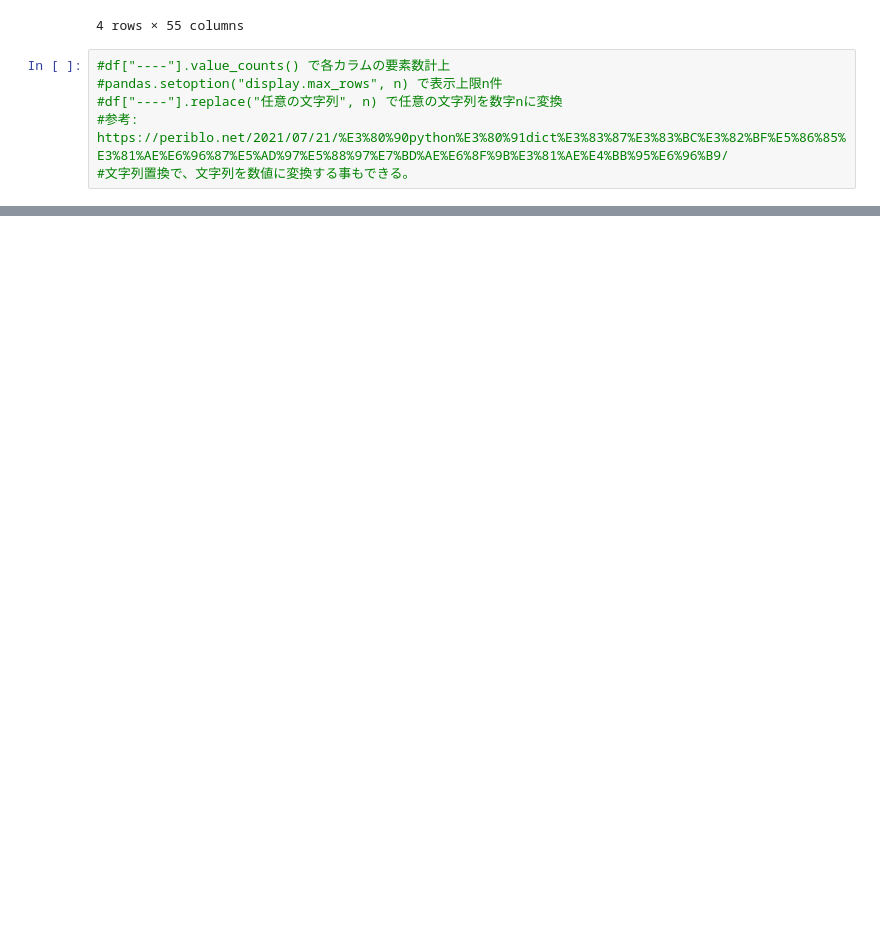
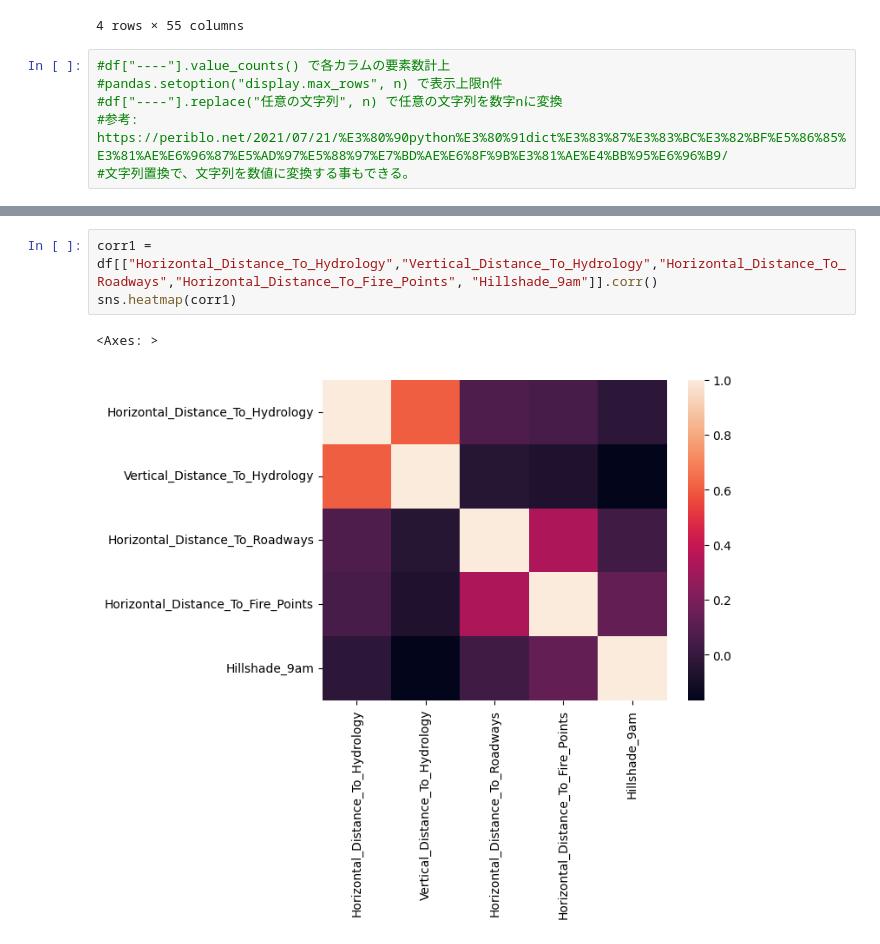
Before and after one commit to yuukimotai/ForestTypeClassification, a Jupyter notebook: forest_type.ipynb, the cells around one changed output, grey strips where cells are left out. Cells and saved outputs as stored; diff of their text form; blank space fills up the shorter version.

```diff
--- a/forest_type.ipynb
+++ b/forest_type.ipynb
@@ -77,0 +95,6 @@ plt.show()
+# %%
+corr1 = df[["Horizontal_Distance_To_Hydrology","Vertical_Distance_To_Hydrology","Horizontal_Distance_To_Roadways","Horizontal_Distance_To_Fire_Points", "Hillshade_9am"]].corr()
+sns.heatmap(corr1)
+# %% [output]
+<Axes: >
+[figure, added]
```
Also changed, not shown: parts of 10 cells of this notebook, 1 other file.
